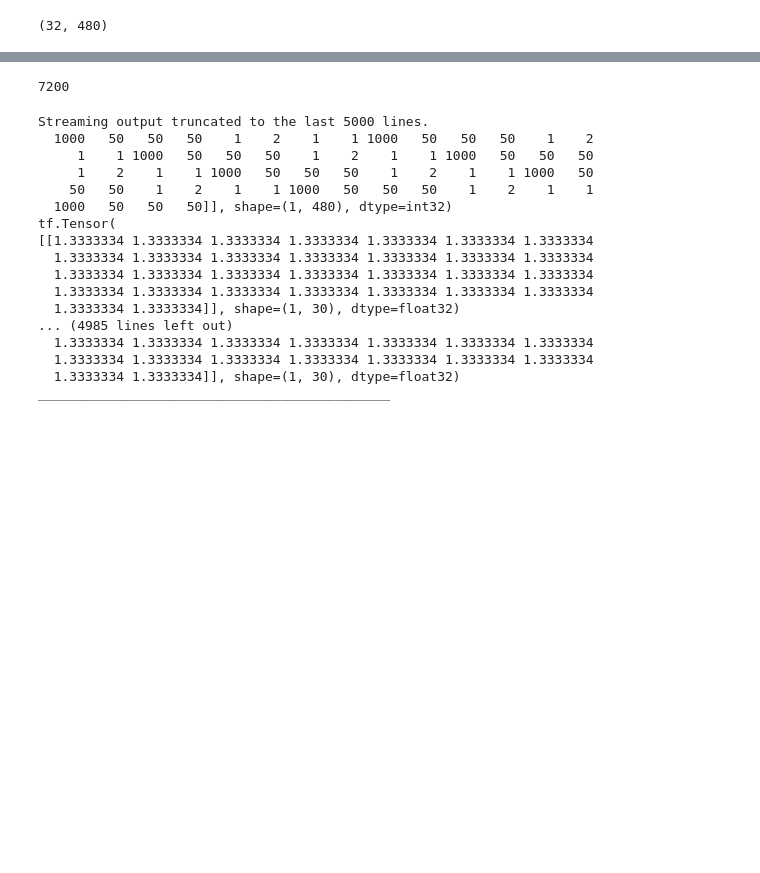
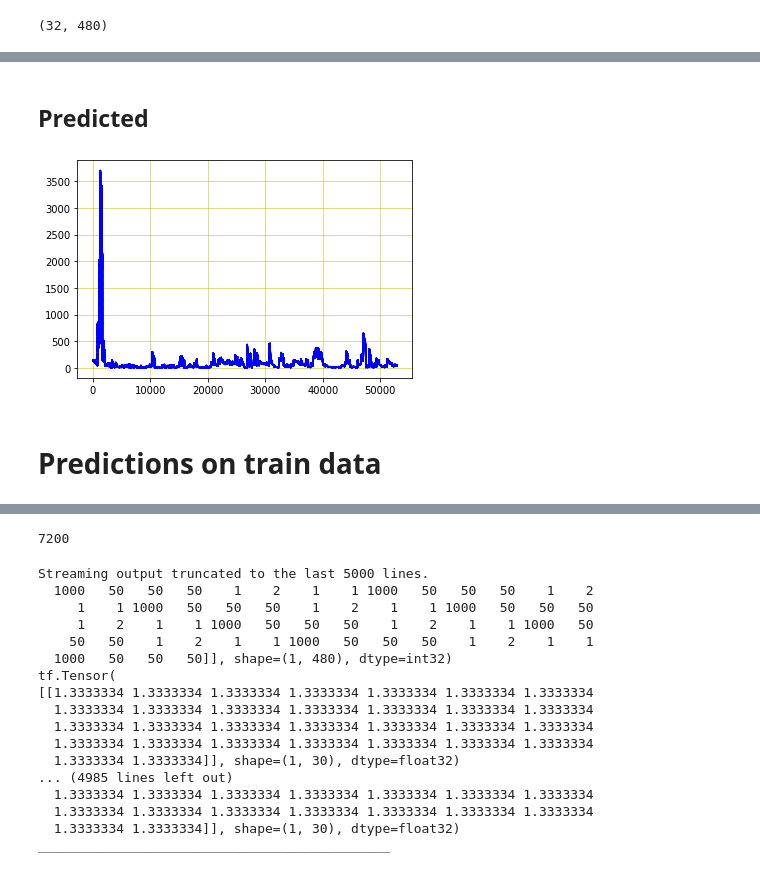
Before and after one commit to mikulicmateo/StockPrediction, a Jupyter notebook: MultioutputModel.ipynb, the cells around one changed output, grey strips where cells are left out. Cells and saved outputs as stored; diff of their text form; code cells hidden in the pictures; blank space fills up the shorter version.

```diff
--- a/MultioutputModel.ipynb
+++ b/MultioutputModel.ipynb
@@ -338,0 +349,10 @@ print(len(predictions))
+# %% [markdown]
+## Predicted
+# %%
+pyplot.plot(predictions, linestyle='dashed', color='b')
+pyplot.grid(color = 'y', linewidth='0.5')
+pyplot.show()
+# %% [output]
+[figure, added]
+# %% [markdown]
+# Predictions on train data
```
Also changed, not shown: parts of 16 cells of this notebook.
